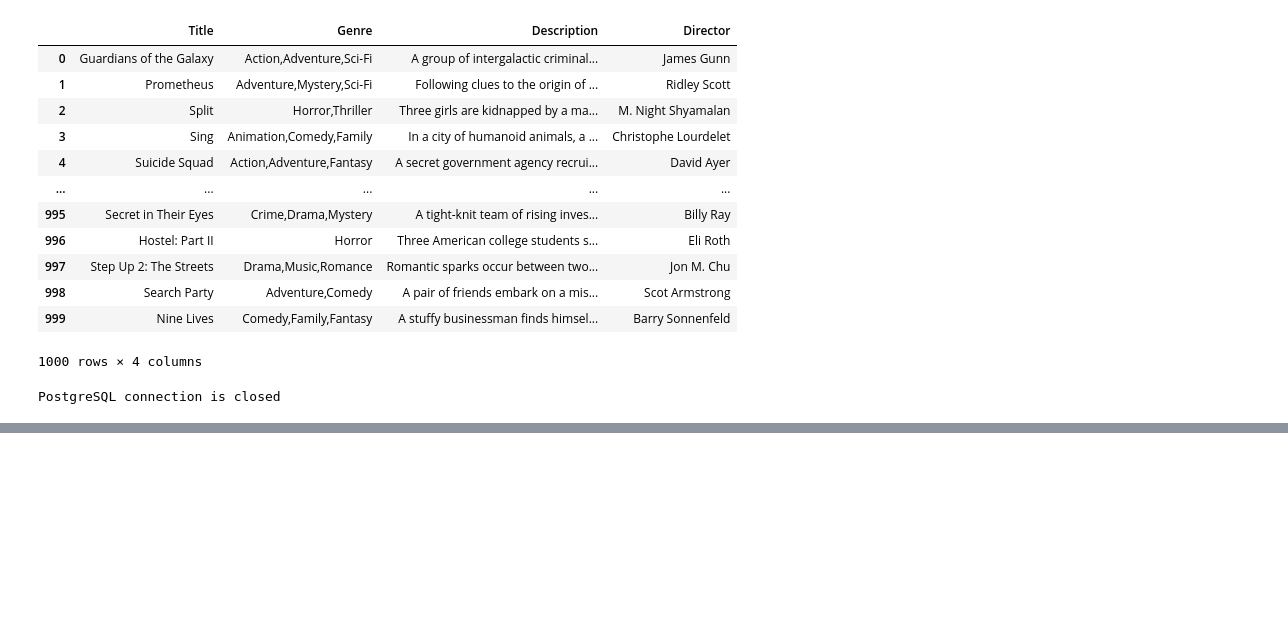
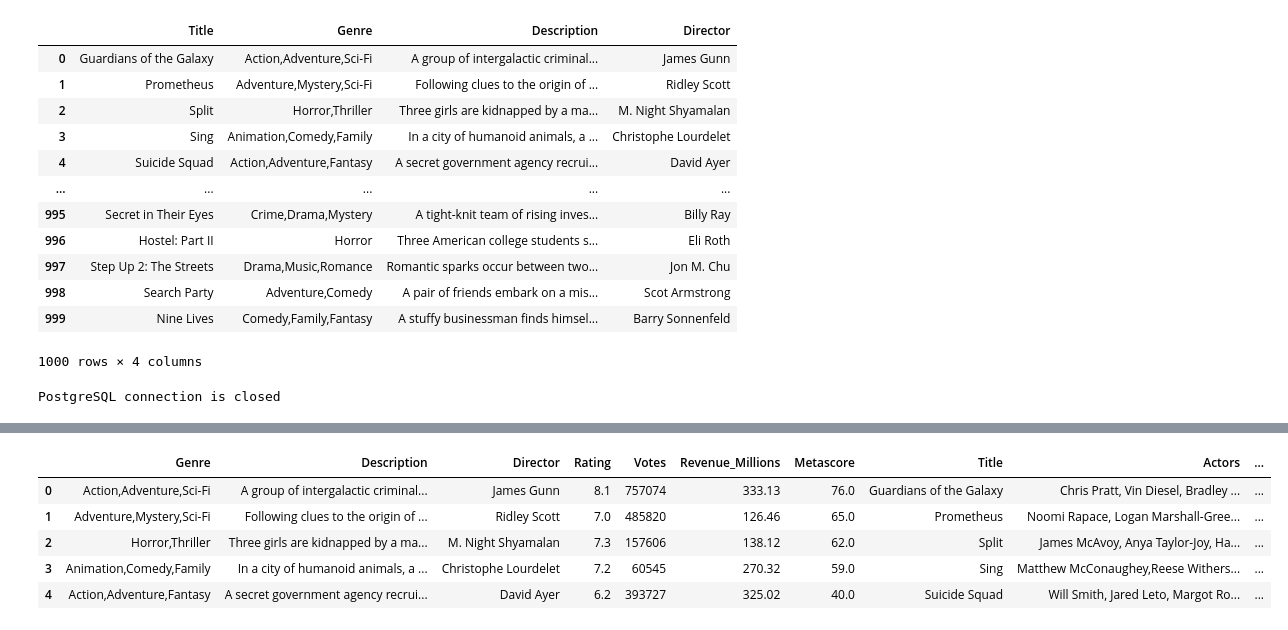
Before and after one commit to JessicaReay/ADF_data_eng_film, a Jupyter notebook: creation_jp.ipynb, the cells around one changed output, grey strips where cells are left out. Saved outputs shown, nothing was run; the diff lists cells and outputs as text; code cells hidden in the pictures; blank space fills up the shorter version.

```diff
--- a/creation_jp.ipynb
+++ b/creation_jp.ipynb
@@ -109,0 +151,16 @@ PostgreSQL connection is closed
+# %%
+# check and remove unnecessary title columns
+if movie_data_df['Title_x'].equals(movie_data_df['Title_y']) & movie_data_df['Title_x'].equals(movie_data_df['Title']) & movie_data_df['Title_y'].equals(movie_data_df['Title']):
+    movie_data_df = movie_data_df.drop(['Title_y', 'Title_x'], axis= 1)
+else:
+    print('The join was unsuccessful')
+# %%
+#check new df
+movie_data_df.head()
+# %% [output]
+|  | Genre | Description | Director | Rating | Votes | Revenue_Millions | Metascore | Title | Actors | ... |
+| 0 | Action,Adventure,Sci-Fi | A group of intergalactic criminal... | James Gunn | 8.1 | 757074 | 333.13 | 76.0 | Guardians of the Galaxy | Chris Pratt, Vin Diesel, Bradley ... | ... |
+| 1 | Adventure,Mystery,Sci-Fi | Following clues to the origin of ... | Ridley Scott | 7.0 | 485820 | 126.46 | 65.0 | Prometheus | Noomi Rapace, Logan Marshall-Gree... | ... |
+| 2 | Horror,Thriller | Three girls are kidnapped by a ma... | M. Night Shyamalan | 7.3 | 157606 | 138.12 | 62.0 | Split | James McAvoy, Anya Taylor-Joy, Ha... | ... |
+| 3 | Animation,Comedy,Family | In a city of humanoid animals, a ... | Christophe Lourdelet | 7.2 | 60545 | 270.32 | 59.0 | Sing | Matthew McConaughey,Reese Withers... | ... |
+| 4 | Action,Adventure,Fantasy | A secret government agency recrui... | David Ayer | 6.2 | 393727 | 325.02 | 40.0 | Suicide Squad | Will Smith, Jared Leto, Margot Ro... | ... |
```
Also changed, not shown: parts of 7 cells of this notebook.
